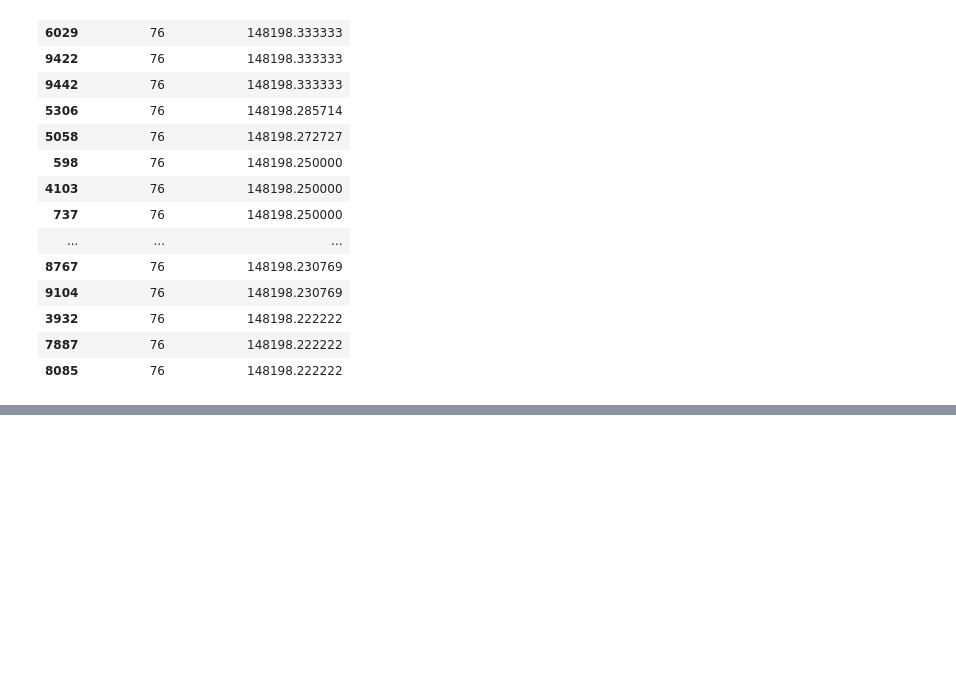
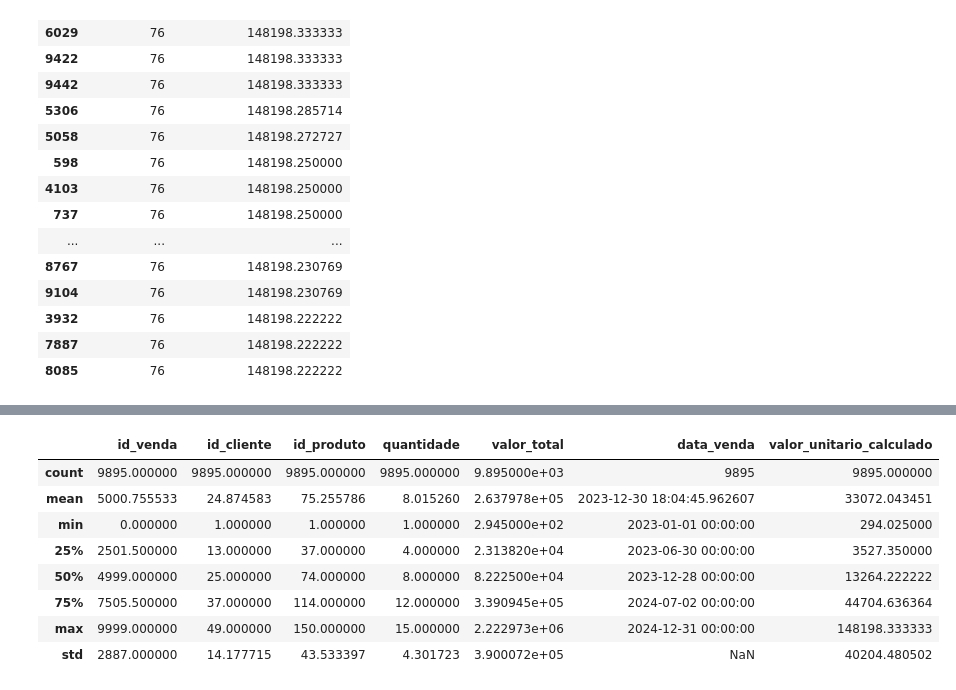
Before and after one commit to RichardGomesData/lh-nautical-data-project, a Jupyter notebook: notebooks/eda_and_cleaning_vendas_2023_2024.ipynb, the cells around one changed output, grey strips where cells are left out. Cells and saved outputs as stored; diff of their text form; code cells hidden in the pictures; blank space fills up the shorter version.

```diff
--- a/notebooks/eda_and_cleaning_vendas_2023_2024.ipynb
+++ b/notebooks/eda_and_cleaning_vendas_2023_2024.ipynb
@@ -400,0 +293,12 @@ np.int64(0)
+# %%
+df_vendas.describe()
+# %% [output]
+|  | id_venda | id_cliente | id_produto | quantidade | valor_total | data_venda | valor_unitario_calculado |
+| count | 9895.000000 | 9895.000000 | 9895.000000 | 9895.000000 | 9.895000e+03 | 9895 | 9895.000000 |
+| mean | 5000.755533 | 24.874583 | 75.255786 | 8.015260 | 2.637978e+05 | 2023-12-30 18:04:45.962607 | 33072.043451 |
+| min | 0.000000 | 1.000000 | 1.000000 | 1.000000 | 2.945000e+02 | 2023-01-01 00:00:00 | 294.025000 |
+| 25% | 2501.500000 | 13.000000 | 37.000000 | 4.000000 | 2.313820e+04 | 2023-06-30 00:00:00 | 3527.350000 |
+| 50% | 4999.000000 | 25.000000 | 74.000000 | 8.000000 | 8.222500e+04 | 2023-12-28 00:00:00 | 13264.222222 |
+| 75% | 7505.500000 | 37.000000 | 114.000000 | 12.000000 | 3.390945e+05 | 2024-07-02 00:00:00 | 44704.636364 |
+| max | 9999.000000 | 49.000000 | 150.000000 | 15.000000 | 2.222973e+06 | 2024-12-31 00:00:00 | 148198.333333 |
+| std | 2887.000000 | 14.177715 | 43.533397 | 4.301723 | 3.900072e+05 | NaN | 40204.480502 |
```
Also changed, not shown: parts of 31 cells of this notebook, 8 other files.
